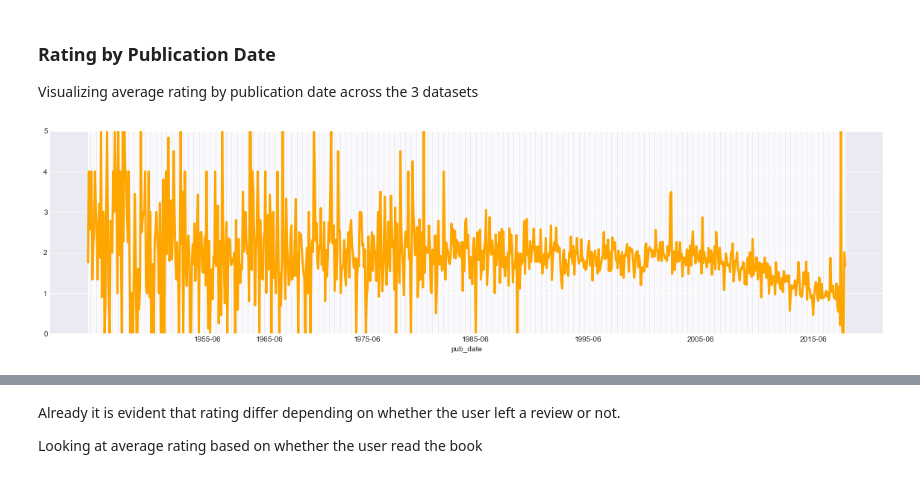
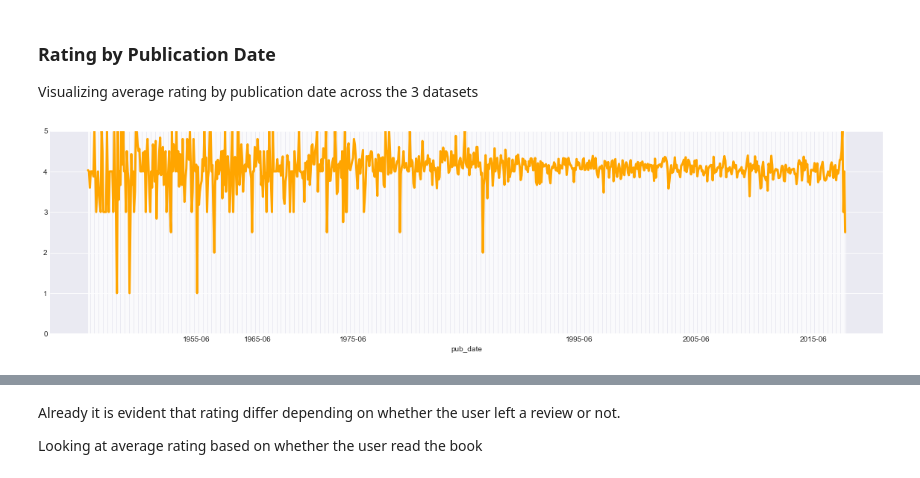
Before and after one commit to MattB17/MLProject, a Jupyter notebook: Exploratory.ipynb, the cells around one changed output, grey strips where cells are left out. Saved outputs shown, nothing was run; the diff lists cells and outputs as text; code cells hidden in the pictures.

```diff
--- a/Exploratory.ipynb
+++ b/Exploratory.ipynb
@@ -125,3 +140,7 @@ non_reviews_df.describe()
+# %%
+master_df = all_interactions_df
+# %%
+rated_df = master_df[master_df['rating'] > 0]
 # %% [markdown]
 It is definitely clear that ratings are biased upwards when a review is present
 
@@ -203,7 +222,7 @@ def format_date_cols(data_df):
     return format_publication_date(data_df)
 # %%
 books_df = format_publication_date(books_df)
-all_interactions_df = format_date_cols(all_interactions_df)
+rated_df = format_date_cols(rated_df)
 reviews_df = format_date_cols(reviews_df)
 non_reviews_df = format_date_cols(non_reviews_df)
 # %% [output]
@@ -308,9 +327,9 @@ def visualize_mean_rating_by_pub_date(data_df):
     plt.ylim(0, 5)
     plt.show()
 # %%
-visualize_mean_rating_by_pub_date(all_interactions_df)
+visualize_mean_rating_by_pub_date(rated_df)
 # %% [output]
-[figure, old version]
+[figure, new version]
 # %%
 visualize_mean_rating_by_pub_date(reviews_df)
 # %% [output]
```
Also changed, not shown: parts of 17 cells of this notebook, 2 other files.
